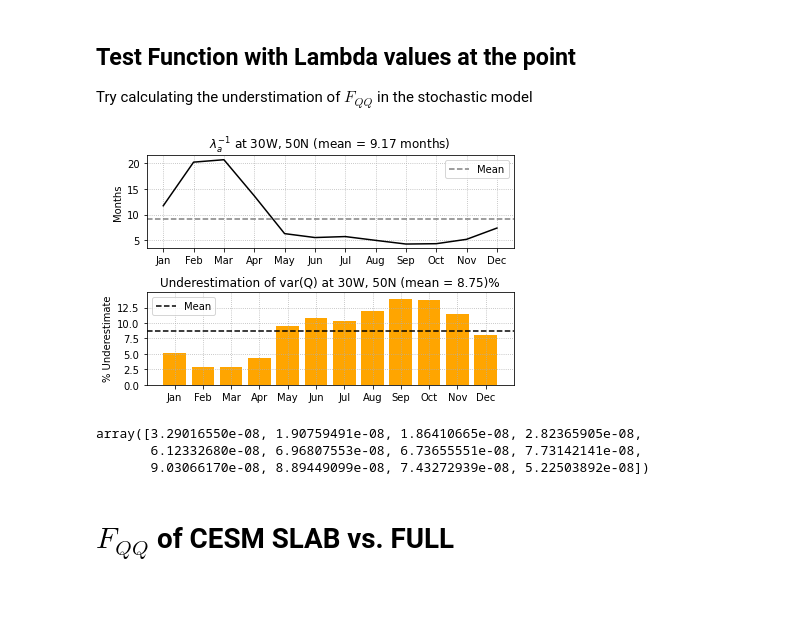
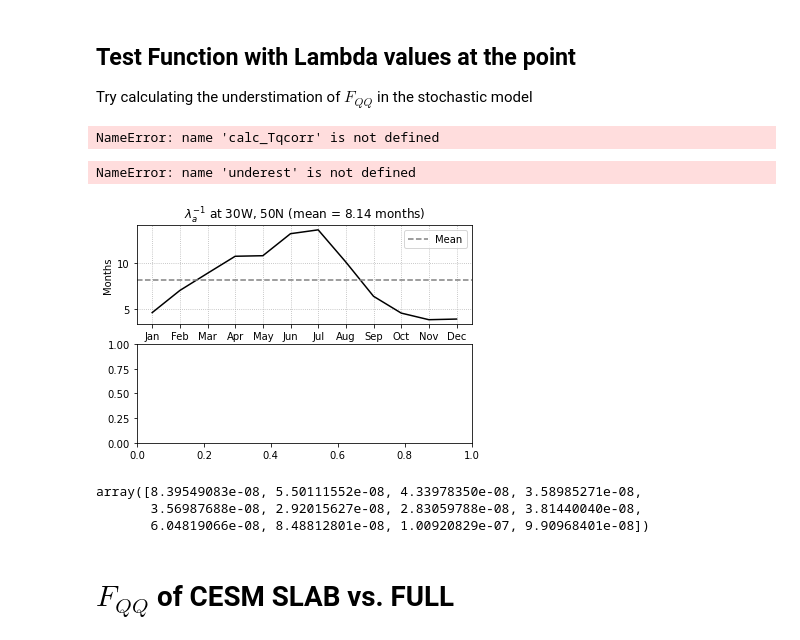
Before and after one commit to glennliu265/stochmod, a Jupyter notebook: analysis/compare_spectra_theoretical.ipynb, the cells around one changed output. Saved outputs shown, nothing was run; the diff lists cells and outputs as text; code cells hidden in the pictures; blank space fills up the shorter version.

```diff
--- a/analysis/compare_spectra_theoretical.ipynb
+++ b/analysis/compare_spectra_theoretical.ipynb
@@ -46,8 +46,9 @@ datpath = "/stormtrack/data3/glliu/01_Data/02_AMV_Project/02_stochmod/NHFLX/"
 # Constants
 rho   = 1026
 cp0   = 3996
+hmean = 54.61088498433431 # from SLAB_PIC_hblt.npy
 mons3 = ('Jan','Feb','Mar','Apr','May','Jun','Jul','Aug','Sep','Oct','Nov','Dec')
-
+mldmode = "Const"
 
 # Load Latlon
 datpath2 = "/stormtrack/data3/glliu/01_Data/02_AMV_Project/02_stochmod/Model_Data/model_input/"
@@ -185,7 +186,9 @@ plt.plot(lbd)
 [figure]
 # %%
 # Load Mixed Layer Depth
-
-mld_all = np.load(datpath2+"HMXL_hclim.npy")
-mld     = mld_all[klon,klat,:]
-plt.plot(mld)
+if mldmode == "Const":
+    mld = np.ones(12)*hmean
+else:
+    mld_all = np.load(datpath2+"HMXL_hclim.npy")
+    mld     = mld_all[klon,klat,:]
+    plt.plot(mld)
@@ -396,41 +398,44 @@ Try calculating the understimation of $F_{QQ}$ in the stochastic model
 lbd_mon_conv = 1/(lbd_mon*3600*24*30) # Convert timescales to months
 corrc        = calc_Tqcorr(lbd_mon_conv,ndays,dayinmon=30)
 underest     = calc_underestq(lbd_mon,corrc,t_avg)
+# %% [output]
+NameError: name 'calc_Tqcorr' is not defined
 # %%
 # Plot Results
 
 # Underestimation
 # Plot just the timescale
 fig,axs = plt.subplots(2,1)
 
 ax = axs[0]
 ax.plot(mons3,1/(lbd_mon*3600*24*30),color='k')
 ax.set_title("$\lambda_a^{-1}$ at 30W, 50N (mean = %.2f months)" % (np.mean(1/(lbd_mon*3600*24*30))))
 ax.axhline(np.mean(1/(lbd_mon*3600*24*30)),color='gray',ls='dashed',label="Mean")
 ax.legend()
 ax.set_ylabel("Months")
 ax.grid(True,ls='dotted')
 plt.savefig("%sDecay_Timescale_30W50N.png"%outpath,dpi=200)
 
 ax = axs[1]
 ax.bar(mons3,(1-underest)*100,color='orange')
 ax.set_title("Underestimation of var(Q) at 30W, 50N (mean = %.2f)" % ((1-np.mean(underest))*100)+"%")
 ax.axhline((1-np.mean(underest))*100,color='black',ls='dashed',label="Mean")
-ax.set_ylim([0,15])
-ax.set_yticks(np.arange(0,15,2.5))
+ax.set_ylim([0,20])
+ax.set_yticks(np.arange(0,22.5,2.5))
 ax.legend()
 ax.set_ylabel("% Underestimate")
 ax.grid(True,ls='dotted')
 plt.tight_layout()
-plt.savefig("%sDecay_Timescale_30W50N.png"%outpath,dpi=200)
+plt.savefig("%sDecay_Timescale_30W50N_mldomde%s.png"% (outpath,mldmode),dpi=200)
 # %% [output]
+NameError: name 'underest' is not defined
-[figure, old version]
+[figure, new version]
 # %%
 lbd_mon
 # %% [output]
-array([3.29016550e-08, 1.90759491e-08, 1.86410665e-08, 2.82365905e-08,
-       6.12332680e-08, 6.96807553e-08, 6.73655551e-08, 7.73142141e-08,
-       9.03066170e-08, 8.89449099e-08, 7.43272939e-08, 5.22503892e-08])
+array([8.39549083e-08, 5.50111552e-08, 4.33978350e-08, 3.58985271e-08,
+       3.56987688e-08, 2.92015627e-08, 2.83059788e-08, 3.81440040e-08,
+       6.04819066e-08, 8.48812801e-08, 1.00920829e-07, 9.90968401e-08])
 # %% [markdown]
 # $F_{QQ}$ of CESM SLAB vs. FULL
 # %%
```
Also changed, not shown: parts of 36 cells of this notebook.
